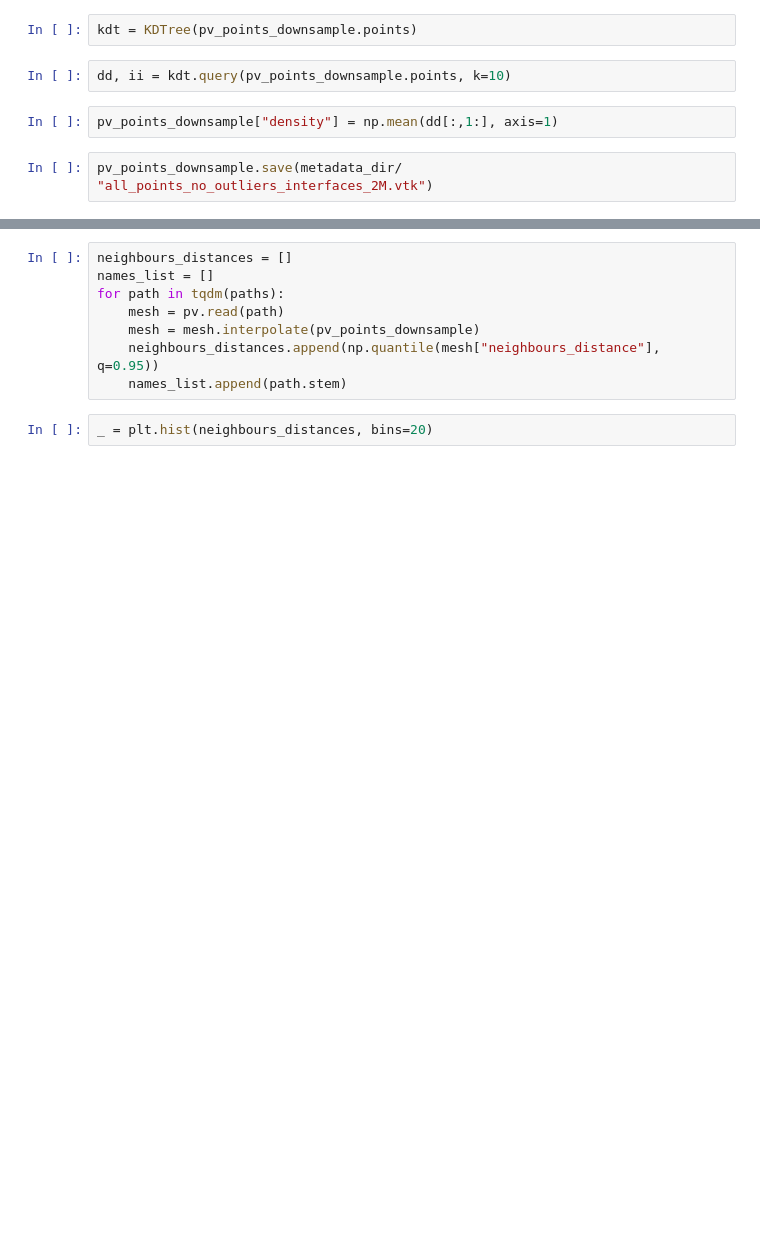
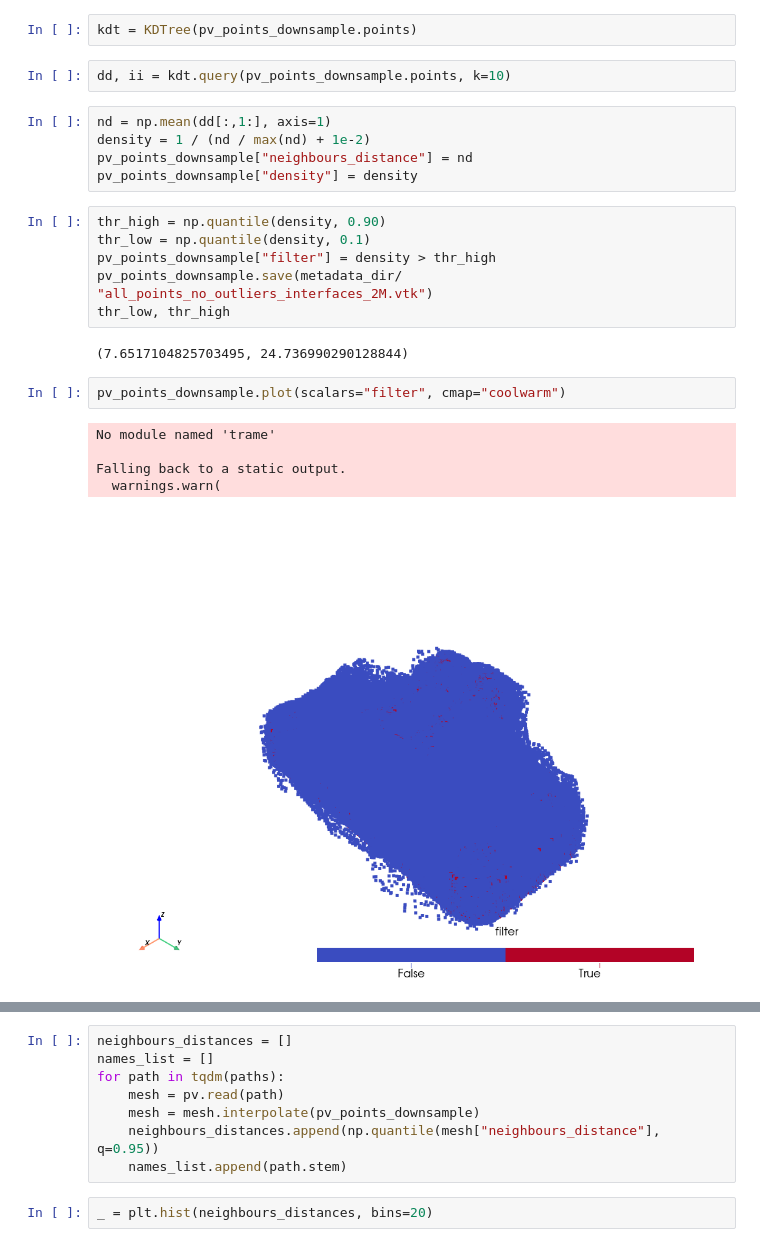
Before and after one commit to mkskalai/simjeb-optimization, a Jupyter notebook: explore_geometry.ipynb, the cells around one changed output, grey strips where cells are left out. Saved outputs shown, nothing was run; the diff lists cells and outputs as text; blank space fills up the shorter version.

Commit message:
density based filtering of very common geomtry

```diff
--- a/explore_geometry.ipynb
+++ b/explore_geometry.ipynb
@@ -207,6 +207,23 @@ kdt = KDTree(pv_points_downsample.points)
 # %%
 dd, ii = kdt.query(pv_points_downsample.points, k=10)
 # %%
-pv_points_downsample["density"] = np.mean(dd[:,1:], axis=1)
+nd = np.mean(dd[:,1:], axis=1)
+density = 1 / (nd / max(nd) + 1e-2)
+pv_points_downsample["neighbours_distance"] = nd
+pv_points_downsample["density"] = density
-# %%
-pv_points_downsample.save(metadata_dir/ "all_points_no_outliers_interfaces_2M.vtk")
+# %%
+thr_high = np.quantile(density, 0.90)
+thr_low = np.quantile(density, 0.1)
+pv_points_downsample["filter"] = density > thr_high
+pv_points_downsample.save(metadata_dir/ "all_points_no_outliers_interfaces_2M.vtk")
+thr_low, thr_high
+# %% [output]
+(7.6517104825703495, 24.736990290128844)
+# %%
+pv_points_downsample.plot(scalars="filter", cmap="coolwarm")
+# %% [output]
+No module named 'trame'
+
+Falling back to a static output.
+  warnings.warn(
+[figure, added]
```
Also changed, not shown: parts of 5 cells of this notebook.
